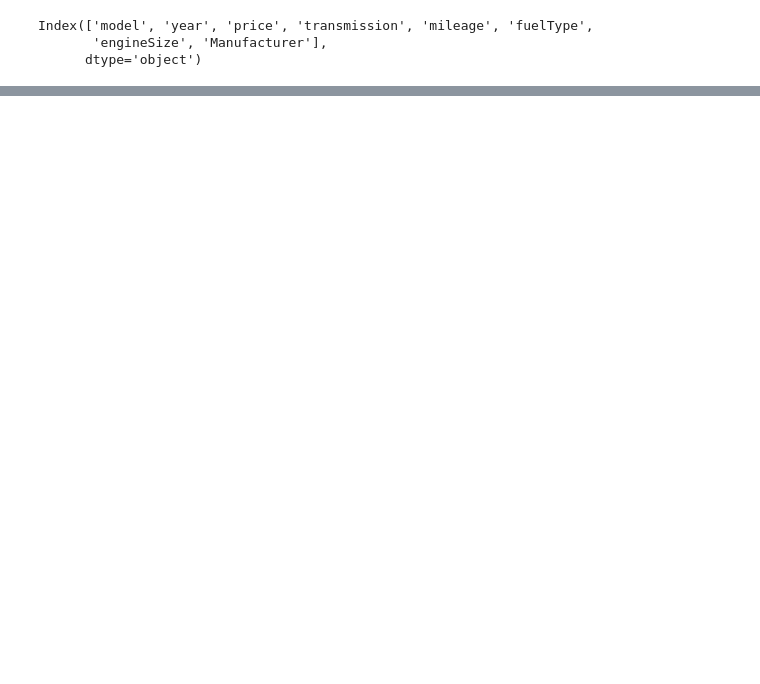
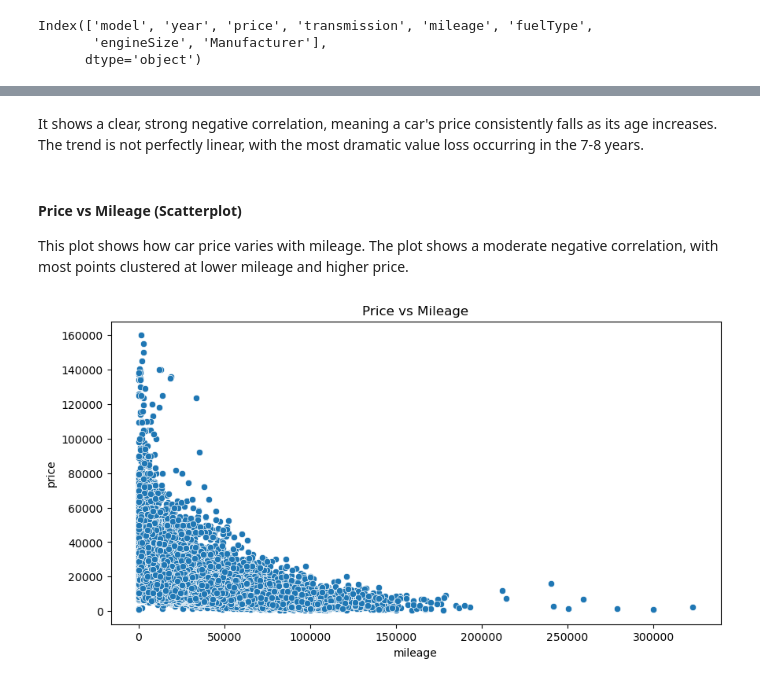
Before and after one commit to kristokontse/Car-Prediction, a Jupyter notebook: data_analyze.ipynb, the cells around one changed output, grey strips where cells are left out. Saved outputs shown, nothing was run; the diff lists cells and outputs as text; code cells hidden in the pictures; blank space fills up the shorter version.

```diff
--- a/data_analyze.ipynb
+++ b/data_analyze.ipynb
@@ -64,0 +101,13 @@ mileage -0.417996  0.739664  1.000000
+# %% [markdown]
+It shows a clear, strong negative correlation, meaning a car's price consistently falls as its age increases. The trend is not perfectly linear, with the most dramatic value loss occurring in the 7-8 years.
+# %% [markdown]
+#### Price vs Mileage (Scatterplot)
+
+This plot shows how car price varies with mileage. The plot shows a moderate negative correlation, with most points clustered at lower mileage and higher price.
+# %%
+plt.figure(figsize=(10,5))
+sns.scatterplot(x='mileage', y='price', data=df)
+plt.title("Price vs Mileage")
+plt.show()
+# %% [output]
+[figure, added]
```
Also changed, not shown: parts of 18 cells of this notebook, 3 other files.
